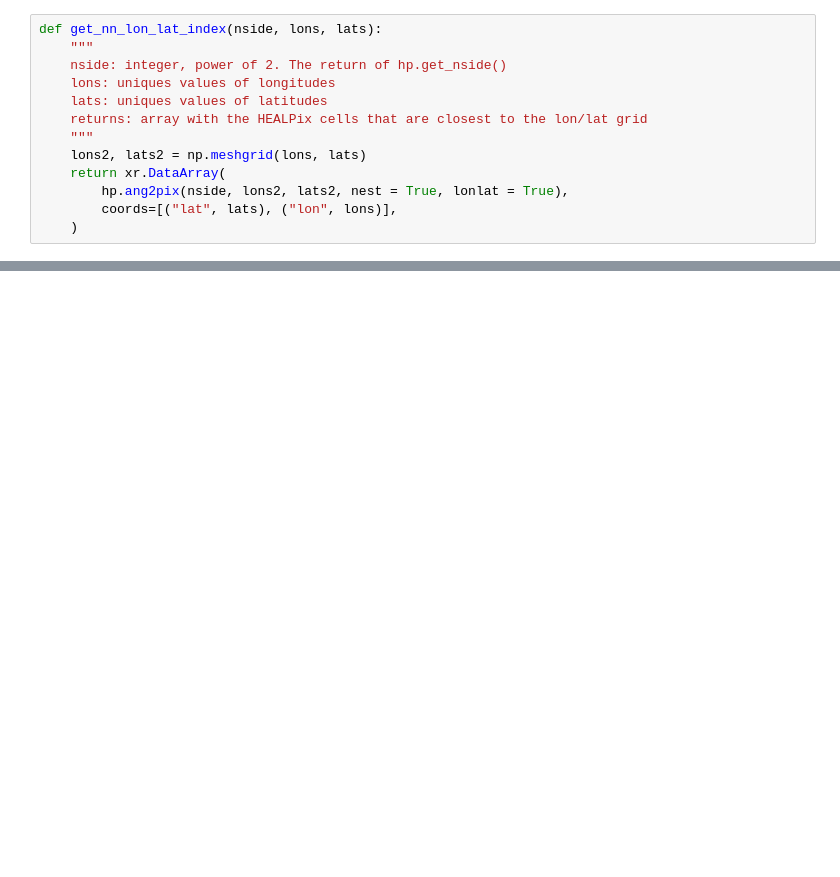
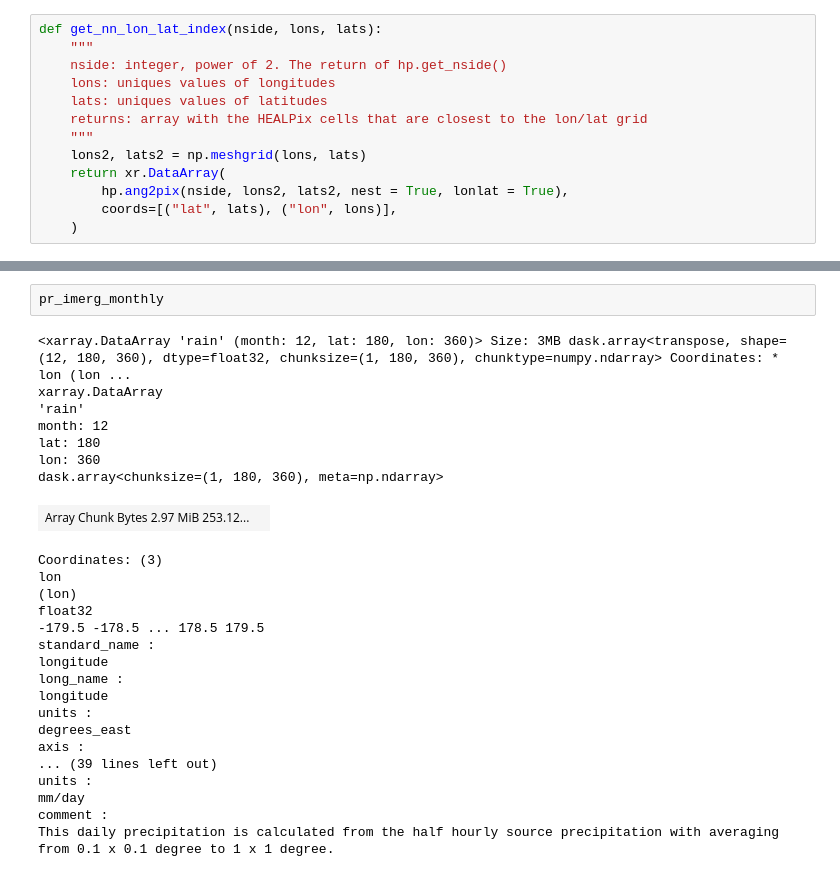
Before and after one commit to 21centuryweather/hk25-AusNode-DOCmeso, a Jupyter notebook: get_metrics/Yinglin/regrid_ICON.ipynb, the cells around one changed output, grey strips where cells are left out. Cells and saved outputs as stored; diff of their text form; blank space fills up the shorter version.

```diff
--- a/get_metrics/Yinglin/regrid_ICON.ipynb
+++ b/get_metrics/Yinglin/regrid_ICON.ipynb
@@ -88,0 +223,28 @@ ax.set_title('Difference icon - imerg, total precipitation 02/2020')
+# %%
+pr_imerg_monthly
+# %% [output]
+<xarray.DataArray 'rain' (month: 12, lat: 180, lon: 360)> Size: 3MB dask.array<transpose, shape=(12, 180, 360), dtype=float32, chunksize=(1, 180, 360), chunktype=numpy.ndarray> Coordinates: * lon (lon ...
+xarray.DataArray
+'rain'
+month: 12
+lat: 180
+lon: 360
+dask.array<chunksize=(1, 180, 360), meta=np.ndarray>
+| Array Chunk Bytes 2.97 MiB 253.12... |  |
+Coordinates: (3)
+lon
+(lon)
+float32
+-179.5 -178.5 ... 178.5 179.5
+standard_name :
+longitude
+long_name :
+longitude
+units :
+degrees_east
+axis :
+... (39 lines left out)
+units :
+mm/day
+comment :
+This daily precipitation is calculated from the half hourly source precipitation with averaging from 0.1 x 0.1 degree to 1 x 1 degree.
```
Also changed, not shown: parts of 15 cells of this notebook, 14 other files.
